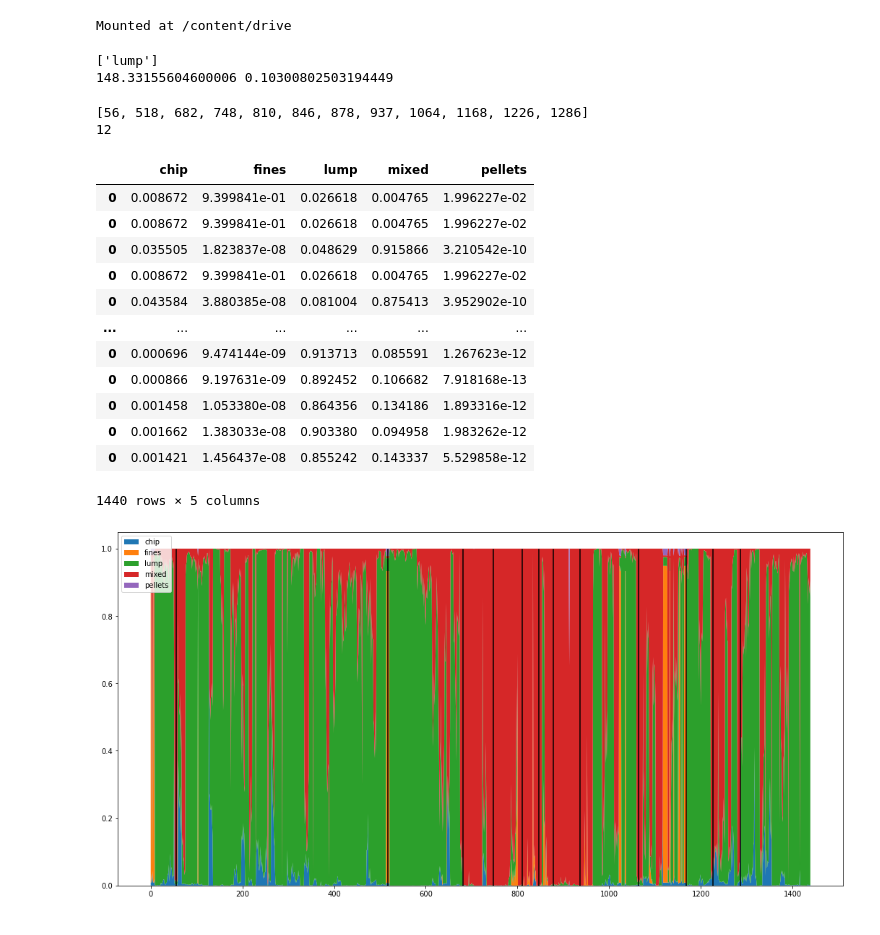
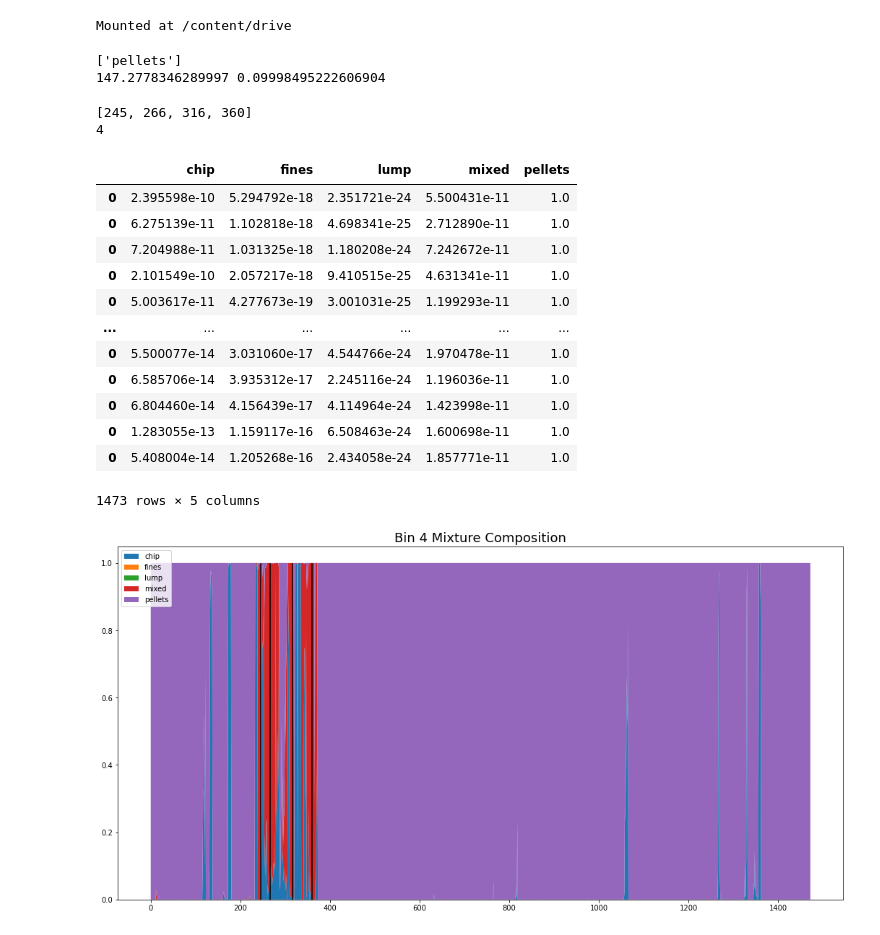
Before and after one commit to malcolmrite-dsi/RockVideoClassifier, a Jupyter notebook: RockClassifierCode.ipynb, the cells around one changed output. Saved outputs shown, nothing was run; the diff lists cells and outputs as text; code cells hidden in the pictures.

```diff
--- a/RockClassifierCode.ipynb
+++ b/RockClassifierCode.ipynb
@@ -77,9 +86,9 @@ model = keras.models.load_model(model_path)
 predictions = pd.DataFrame(columns=["image","label"])
 label_list = ['chip', 'fines', 'lump', 'mixed', 'pellets']
 # %%
-vid_path = "/content/drive/Shared drives/DSI Shared Folder/Module 2/Twist Data/bin_2.mp4"
+vid_path = "/content/drive/Shared drives/DSI Shared Folder/Module 2/Twist Data/bin_4.mp4"
 
-disk_dir = Path("/content/drive/My Drive/Notifications/bin_2")
+disk_dir = Path("/content/drive/My Drive/Notifications/bin_4")
 disk_dir.mkdir(parents=True, exist_ok=True)
 
 cap = cv2.VideoCapture(vid_path)
@@ -122,15 +131,13 @@ for frame_num in range(int(N_frames)):
     # TODO: DECIDE IF NOFITICATION FRAME SHOUD BE SAVED
     if (outputs[0,1] >= 0.9 or outputs[0,3] >= 0.9) and calmCount == 0:
       contamFlag += 1
-      if contamFlag == 5:
+      if contamFlag == 7:
         notifCount += 1
         notifications.append(frame_num)
         store_single_disk(img, frame_num, notifCount)
     elif contamFlag > 0:
-      calmCount += 1
-      if calmCount == 20:
-        contamFlag = 0
-        calmCount = 0
+      contamFlag = 0
+
 
     # COLAB
     # - - - - - - - - - - - -
@@ -148,44 +155,46 @@ for frame_num in range(int(N_frames)):
 dt = time.process_time() - tic
 print(dt, dt/(N_frames)) # Samples per frame should be below 150 ms
 # %% [output]
-['lump']
-148.33155604600006 0.10300802503194449
+['pellets']
+147.2778346289997 0.09998495222606904
 # %%
 print(notifications)
 print(notifCount)
 # %% [output]
-[56, 518, 682, 748, 810, 846, 878, 937, 1064, 1168, 1226, 1286]
-12
+[245, 266, 316, 360]
+4
 # %%
 
 results_g
 # %% [output]
 |  | chip | fines | lump | mixed | pellets |
-| 0 | 0.008672 | 9.399841e-01 | 0.026618 | 0.004765 | 1.996227e-02 |
-| 0 | 0.008672 | 9.399841e-01 | 0.026618 | 0.004765 | 1.996227e-02 |
-| 0 | 0.035505 | 1.823837e-08 | 0.048629 | 0.915866 | 3.210542e-10 |
-| 0 | 0.008672 | 9.399841e-01 | 0.026618 | 0.004765 | 1.996227e-02 |
-| 0 | 0.043584 | 3.880385e-08 | 0.081004 | 0.875413 | 3.952902e-10 |
+| 0 | 2.395598e-10 | 5.294792e-18 | 2.351721e-24 | 5.500431e-11 | 1.0 |
+| 0 | 6.275139e-11 | 1.102818e-18 | 4.698341e-25 | 2.712890e-11 | 1.0 |
+| 0 | 7.204988e-11 | 1.031325e-18 | 1.180208e-24 | 7.242672e-11 | 1.0 |
+| 0 | 2.101549e-10 | 2.057217e-18 | 9.410515e-25 | 4.631341e-11 | 1.0 |
+| 0 | 5.003617e-11 | 4.277673e-19 | 3.001031e-25 | 1.199293e-11 | 1.0 |
 | ... | ... | ... | ... | ... | ... |
-| 0 | 0.000696 | 9.474144e-09 | 0.913713 | 0.085591 | 1.267623e-12 |
-| 0 | 0.000866 | 9.197631e-09 | 0.892452 | 0.106682 | 7.918168e-13 |
-| 0 | 0.001458 | 1.053380e-08 | 0.864356 | 0.134186 | 1.893316e-12 |
-| 0 | 0.001662 | 1.383033e-08 | 0.903380 | 0.094958 | 1.983262e-12 |
-| 0 | 0.001421 | 1.456437e-08 | 0.855242 | 0.143337 | 5.529858e-12 |
+| 0 | 5.500077e-14 | 3.031060e-17 | 4.544766e-24 | 1.970478e-11 | 1.0 |
+| 0 | 6.585706e-14 | 3.935312e-17 | 2.245116e-24 | 1.196036e-11 | 1.0 |
+| 0 | 6.804460e-14 | 4.156439e-17 | 4.114964e-24 | 1.423998e-11 | 1.0 |
+| 0 | 1.283055e-13 | 1.159117e-16 | 6.508463e-24 | 1.600698e-11 | 1.0 |
+| 0 | 5.408004e-14 | 1.205268e-16 | 2.434058e-24 | 1.857771e-11 | 1.0 |
-1440 rows × 5 columns
+1473 rows × 5 columns
 # %%
 
 plt.figure(figsize=(18,9))
 
-plt.stackplot(list(range(0, N_frames)), [results_g.chip, results_g.fines , results_g.lump, results_g.mixed, results_g.pellets], labels=label_list,
+plt.stackplot(list(range(0, N_frames)), [results_g.chip, results_g.fines , results_g.lump, results_g.mixed, results_g.pellets],
+              labels=label_list,
               )
+plt.title("Bin 4 Mixture Composition", {'fontsize': 18})
 plt.legend(loc='upper left')
 for frame in notifications:
   plt.axvline(x=frame, color = "black", label = 'Notification', ymax = 0.95, markeredgewidth = 3)
 
 plt.show()
 # %% [output]
-[figure, old version]
+[figure, new version]
 # %%
 plt.plot(y)
 # %%
```
Also changed, not shown: parts of 3 cells of this notebook.
